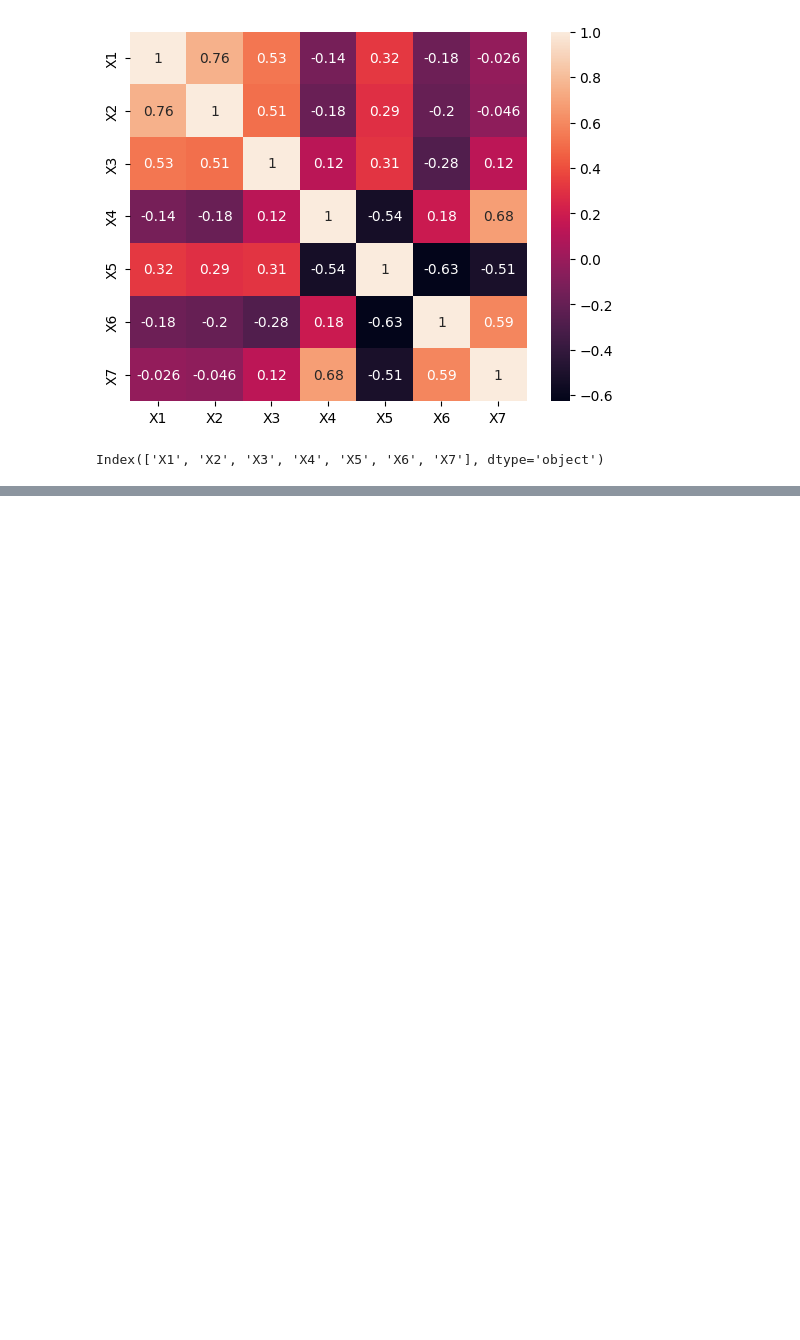
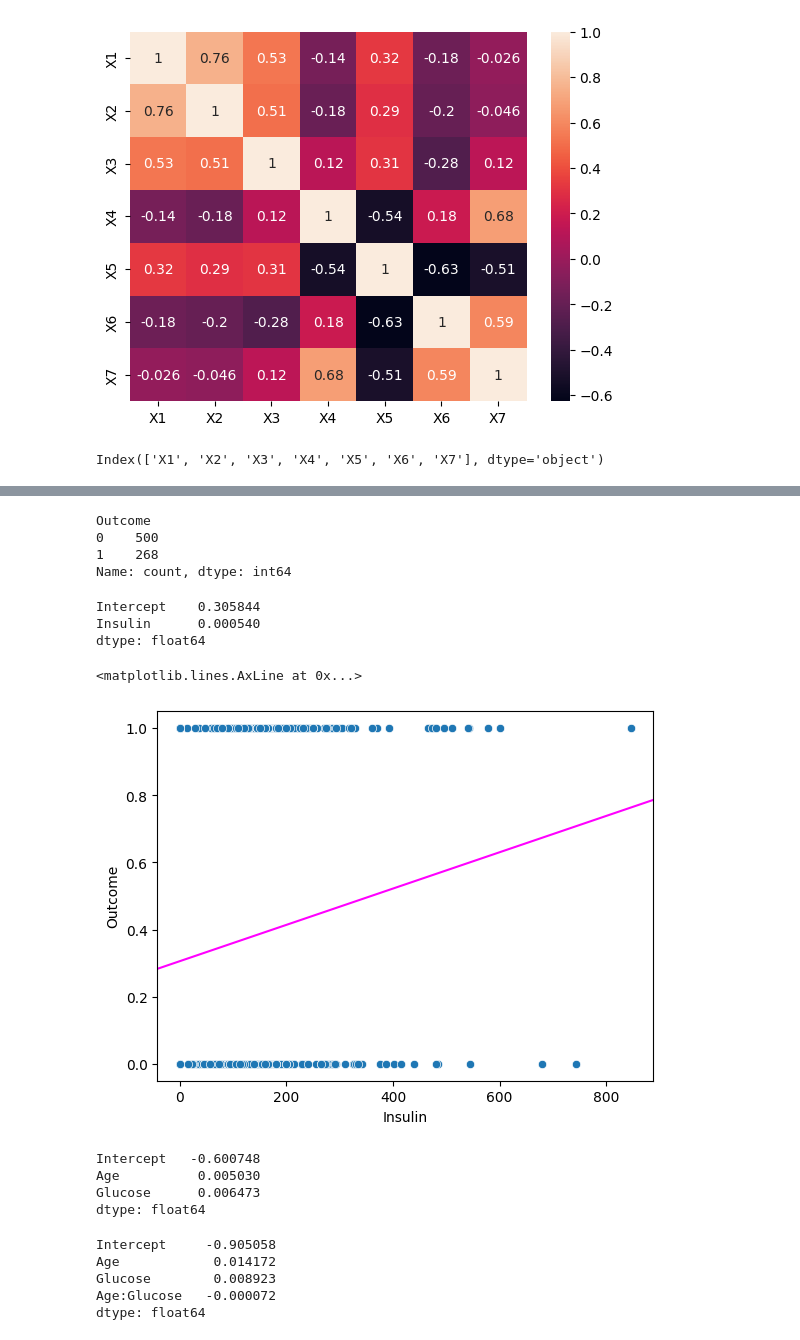
Before and after one commit to finreeves/finreeves_csi_1070, a Jupyter notebook: week 5 work.ipynb, the cells around one changed output, grey strips where cells are left out. Saved outputs shown, nothing was run; the diff lists cells and outputs as text; code cells hidden in the pictures; blank space fills up the shorter version.

```diff
--- a/week 5 work.ipynb
+++ b/week 5 work.ipynb
@@ -94,0 +138,3 @@ sc = StandardScaler()
+# %%
+db = pd.read_csv("diabetes.csv")
+db.head()
@@ -94,0 +148,14 @@ sc = StandardScaler()
+# %%
+db['Outcome'].value_counts()
+# %% [output]
+Outcome
+0    500
+1    268
+Name: count, dtype: int64
+# %%
+db_vs_insulin = ols("Outcome ~ Insulin", data = db).fit()
+print(db_vs_insulin.params)
+# %% [output]
+Intercept    0.305844
+Insulin      0.000540
+dtype: float64
@@ -94,0 +166,28 @@ sc = StandardScaler()
+# %%
+intercept, slope = db_vs_insulin.params
+sns.scatterplot(x='Insulin',
+                y='Outcome',
+                data=db)
+plt.axline(xy1=(0,intercept), slope= slope, color = 'magenta')
+# %% [output]
+<matplotlib.lines.AxLine at 0x...>
+[figure, added]
+# %%
+# low to no correlation
+dbvsfactors = ols("Outcome ~ Age + Glucose", data = db).fit()
+print(dbvsfactors.params)
+# %% [output]
+Intercept   -0.600748
+Age          0.005030
+Glucose      0.006473
+dtype: float64
+# %%
+# High correlation
+dbvsfactors = ols("Outcome ~ Age * Glucose", data = db).fit()
+print(dbvsfactors.params)
+# %% [output]
+Intercept     -0.905058
+Age            0.014172
+Glucose        0.008923
+Age:Glucose   -0.000072
+dtype: float64
```
Also changed, not shown: parts of 14 cells of this notebook, 2 other files.
